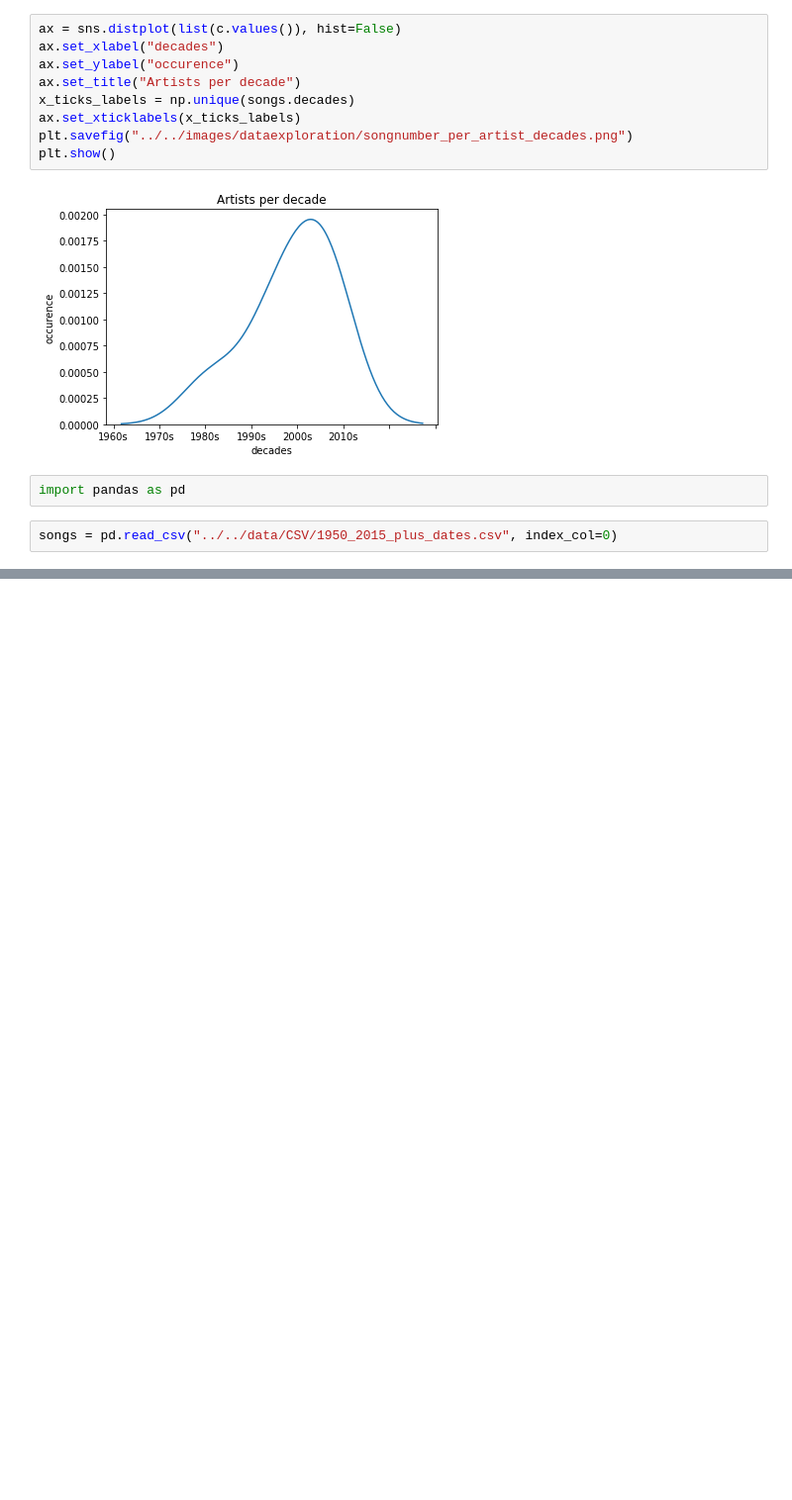
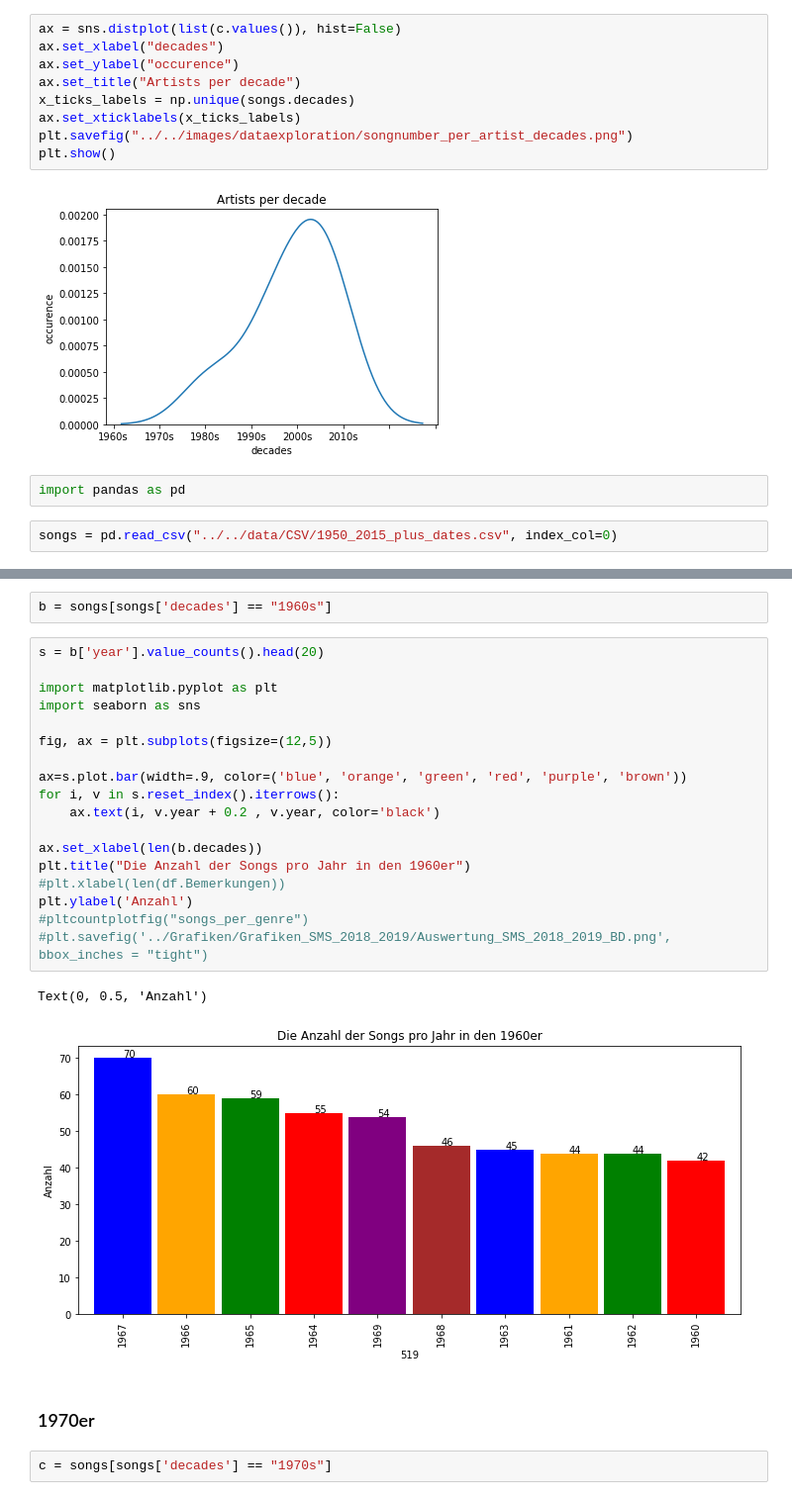
Before and after one commit to tig1795/predicting_hits_ML_MA, a Jupyter notebook: code/0_creating_data/dataexploration.ipynb, the cells around one changed output, grey strips where cells are left out. Shown at 99% size. Drawn from its saved outputs; the diff is of its cells as text; blank space fills up the shorter version.

```diff
--- a/code/0_creating_data/dataexploration.ipynb
+++ b/code/0_creating_data/dataexploration.ipynb
@@ -177,0 +214,27 @@ songs.sort_values('year')
+# %%
+b = songs[songs['decades'] == "1960s"]
+# %%
+s = b['year'].value_counts().head(20)
+
+import matplotlib.pyplot as plt
+import seaborn as sns
+
+fig, ax = plt.subplots(figsize=(12,5))
+
+ax=s.plot.bar(width=.9, color=('blue', 'orange', 'green', 'red', 'purple', 'brown'))
+for i, v in s.reset_index().iterrows():
+    ax.text(i, v.year + 0.2 , v.year, color='black')
+
+ax.set_xlabel(len(b.decades))
+plt.title("Die Anzahl der Songs pro Jahr in den 1960er")
+#plt.xlabel(len(df.Bemerkungen))
+plt.ylabel('Anzahl')
+#pltcountplotfig("songs_per_genre")
+#plt.savefig('../Grafiken/Grafiken_SMS_2018_2019/Auswertung_SMS_2018_2019_BD.png', bbox_inches = "tight")
+# %% [output]
+Text(0, 0.5, 'Anzahl')
+[figure, added]
+# %% [markdown]
+### 1970er
+# %%
+c = songs[songs['decades'] == "1970s"]
```
Also changed, not shown: parts of 30 cells of this notebook, 12 other files.
